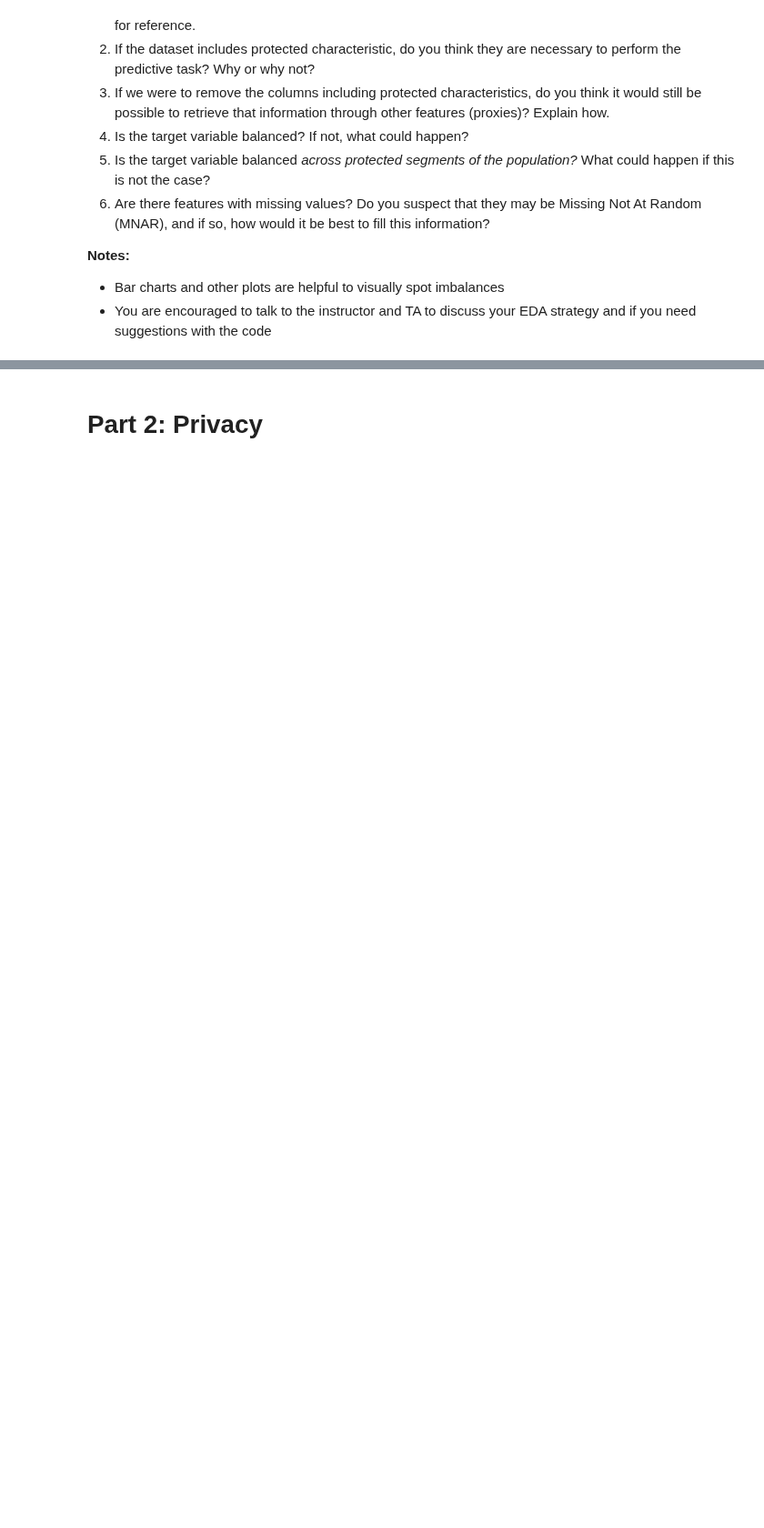
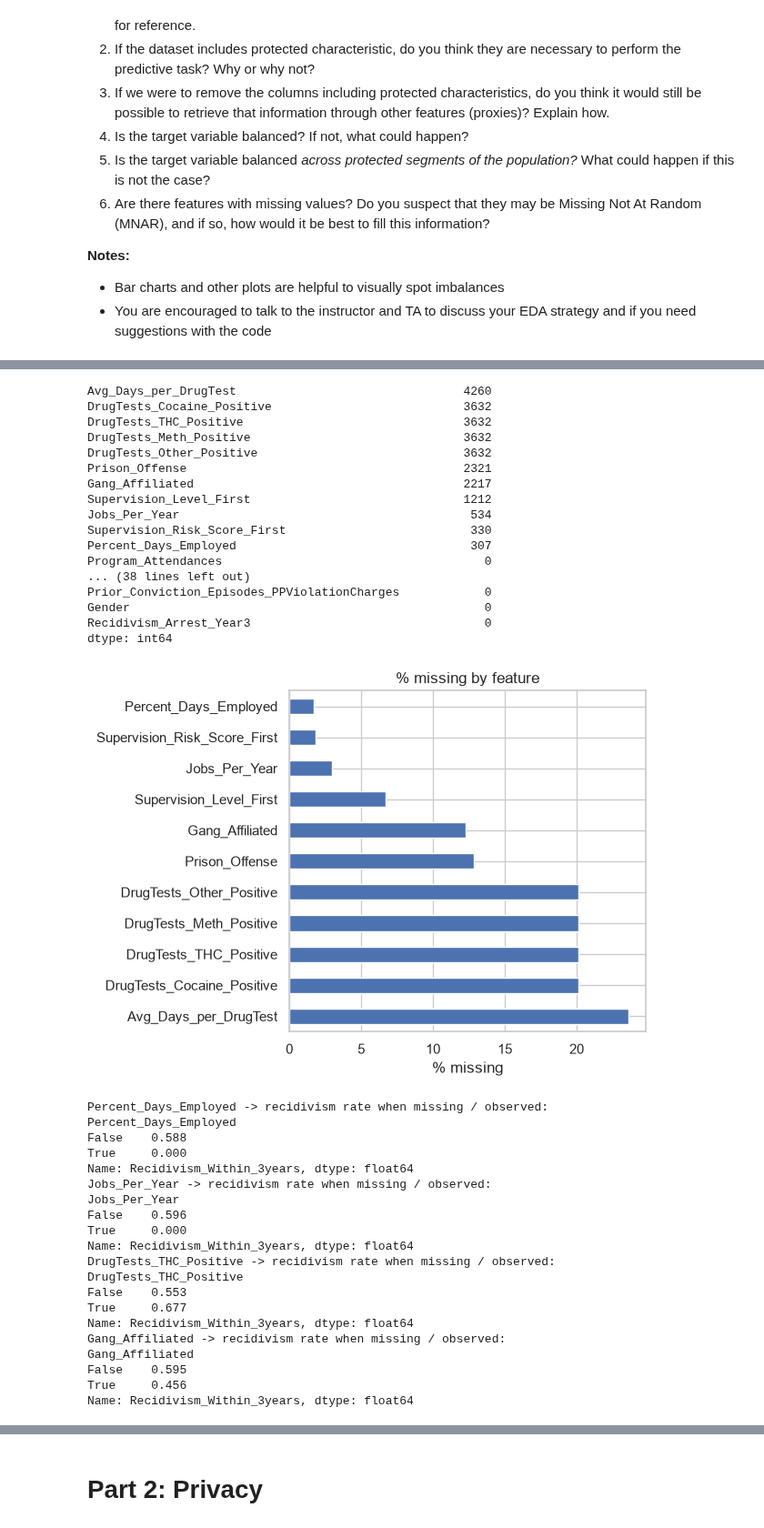
Before and after one commit to renata-liu/dsci-430, a Jupyter notebook: assignment-2/Module 2 assignment - New.ipynb, the cells around one changed output, grey strips where cells are left out. Shown at 91% size. Cells and saved outputs as stored; diff of their text form; code cells hidden in the pictures; blank space fills up the shorter version.

```diff
--- a/assignment-2/Module 2 assignment - New.ipynb
+++ b/assignment-2/Module 2 assignment - New.ipynb
@@ -261,3 +261,12 @@ You are free to use tools and functions of your choice to complete the EDA. Your
 - You are encouraged to talk to the instructor and TA to discuss your EDA strategy and if you need suggestions with the code
 # %%
 # Your solution here. You may add more code/markdown cells as needed.
+import pandas as pd
+import matplotlib.pyplot as plt
+from sklearn.ensemble import HistGradientBoostingClassifier
+from sklearn.model_selection import cross_val_score
+
+df = pd.read_csv("NIJ_s_Recidivism_Challenge_Training_Dataset.csv")
+target = "Recidivism_Within_3years"
+
+print(df.columns.tolist())
@@ -263,0 +346,53 @@ You are free to use tools and functions of your choice to complete the EDA. Your
+# %%
+print(df.isna().sum().sort_values(ascending=False))
+
+#print(df.groupby("Gender")["Gang_Affiliated"].apply(lambda x: x.isna().mean()))
+
+(df.isna().mean() * 100).sort_values(ascending=False).head(11).plot(kind="barh")
+plt.title("% missing by feature")
+plt.xlabel("% missing")
+plt.tight_layout()
+plt.show()
+
+for col in ["Percent_Days_Employed", "Jobs_Per_Year", "DrugTests_THC_Positive", "Gang_Affiliated"]:
+    print(col, "-> recidivism rate when missing / observed:")
+    print(df.groupby(df[col].isna())[target].mean().round(3))
+# %% [output]
+Avg_Days_per_DrugTest                                4260
+DrugTests_Cocaine_Positive                           3632
+DrugTests_THC_Positive                               3632
+DrugTests_Meth_Positive                              3632
+DrugTests_Other_Positive                             3632
+Prison_Offense                                       2321
+Gang_Affiliated                                      2217
+Supervision_Level_First                              1212
+Jobs_Per_Year                                         534
+Supervision_Risk_Score_First                          330
+Percent_Days_Employed                                 307
+Program_Attendances                                     0
+... (38 lines left out)
+Prior_Conviction_Episodes_PPViolationCharges            0
+Gender                                                  0
+Recidivism_Arrest_Year3                                 0
+dtype: int64
+[figure, added]
+Percent_Days_Employed -> recidivism rate when missing / observed:
+Percent_Days_Employed
+False    0.588
+True     0.000
+Name: Recidivism_Within_3years, dtype: float64
+Jobs_Per_Year -> recidivism rate when missing / observed:
+Jobs_Per_Year
+False    0.596
+True     0.000
+Name: Recidivism_Within_3years, dtype: float64
+DrugTests_THC_Positive -> recidivism rate when missing / observed:
+DrugTests_THC_Positive
+False    0.553
+True     0.677
+Name: Recidivism_Within_3years, dtype: float64
+Gang_Affiliated -> recidivism rate when missing / observed:
+Gang_Affiliated
+False    0.595
+True     0.456
+Name: Recidivism_Within_3years, dtype: float64
```
Also changed, not shown: parts of 14 cells of this notebook.
